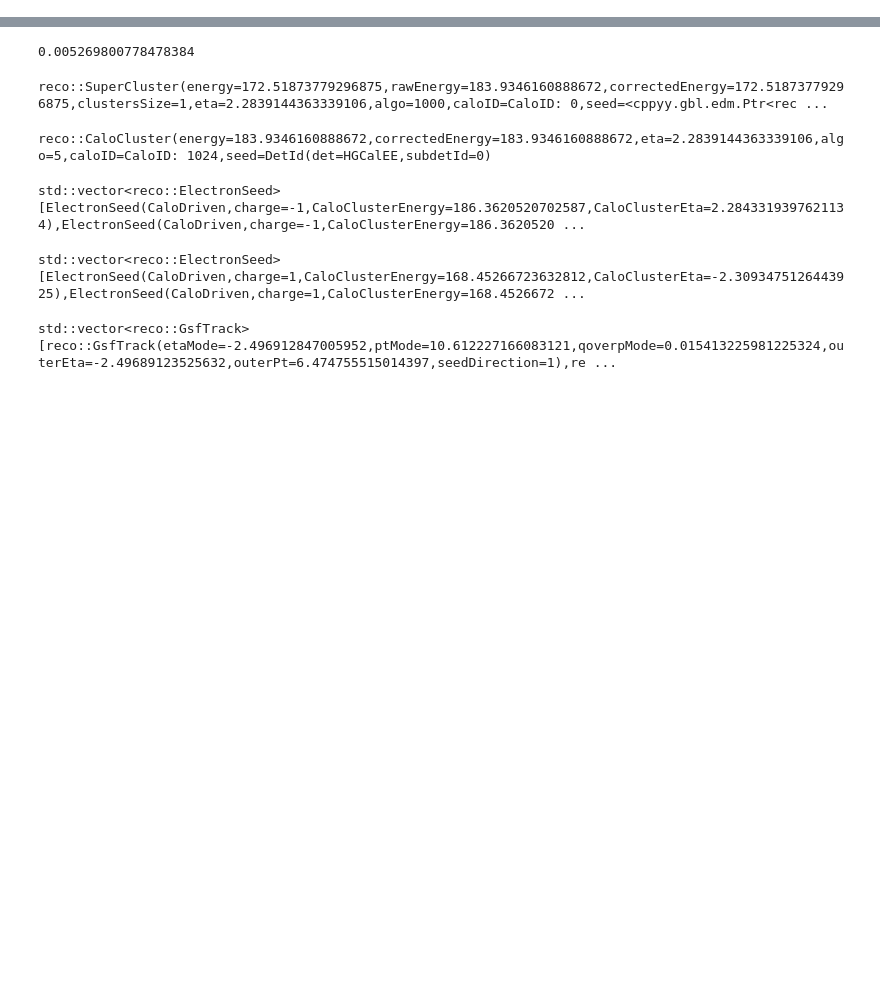
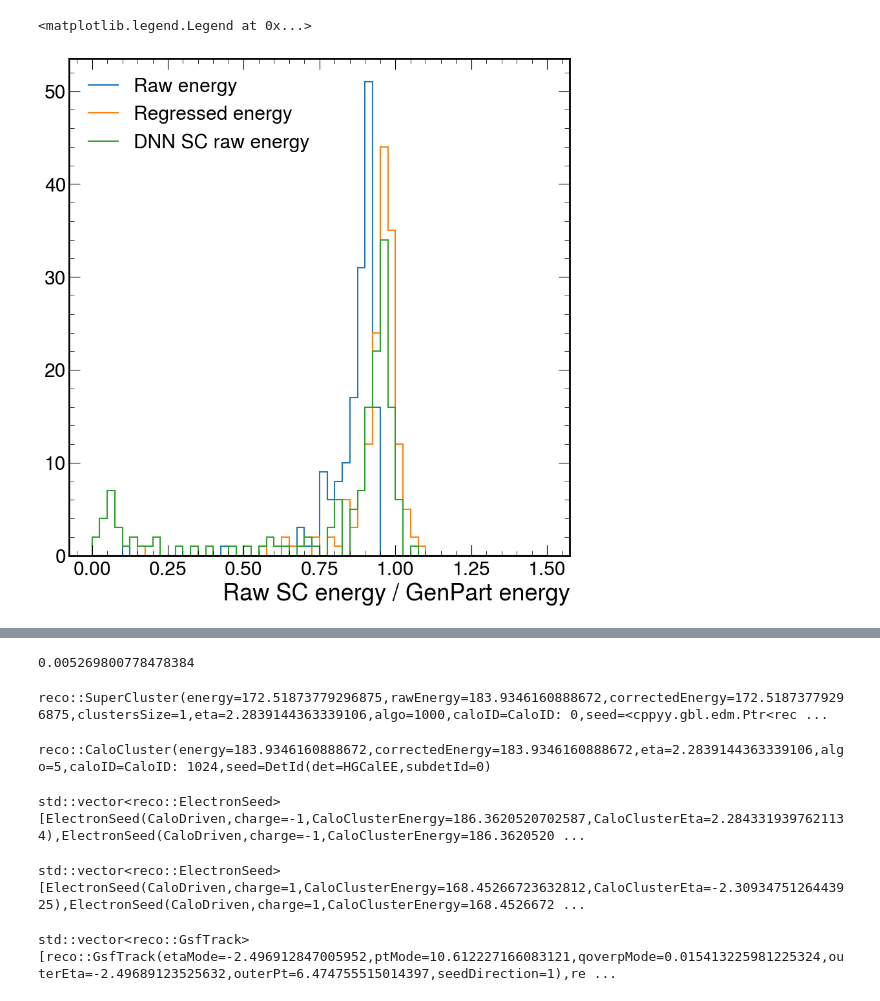
Before and after one commit to tcuisset/HgcalSuperclustering, a Jupyter notebook: analyzer/egamma/egammaChecks.ipynb, the cells around one changed output, grey strips where cells are left out. Cells and saved outputs as stored; diff of their text form; code cells hidden in the pictures; blank space fills up the shorter version.

```diff
--- a/analyzer/egamma/egammaChecks.ipynb
+++ b/analyzer/egamma/egammaChecks.ipynb
@@ -2,11 +2,17 @@
 %load_ext autoreload
 %autoreload 1
 import ROOT
+import JupyROOT.helpers.utils
+JupyROOT.helpers.utils.GetGeometryDrawer = lambda:None
 import cppyy
 from DataFormats.FWLite import Handle
+import hist
+import matplotlib.pyplot as plt
+import mplhep as hep
+plt.style.use(hep.style.CMS)
 import sys
 sys.path.append("..")
 #import edmReader.pythonizations
 %aimport edmReader.edmReader
-from edmReader.edmReader import EdmReader
+from edmReader.edmReader import EdmReader, MultiEdmReader
 # %% [output]
@@ -39,0 +76,20 @@ Error in <TInterpreter::TCling::AutoLoad>: failure loading library libTrackingTo
+# %%
+nbins = 60
+h_mustache_SC_rawOverTrue = hist.Hist(hist.axis.Regular(nbins, 0, 1.5, label="Raw SC energy / GenPart energy"))
+h_mustache_SC_regressedOverTrue = hist.Hist(hist.axis.Regular(nbins, 0, 1.5, label="Regressed SC energy / GenPart energy"))
+h_dnn_SC_rawOverTrue = hist.Hist(hist.axis.Regular(nbins, 0, 1.5, label="Raw SC energy / GenPart energy"))
+h_dnn_SC_regressedOverTrue = hist.Hist(hist.axis.Regular(nbins, 0, 1.5, label="Regressed SC energy / GenPart energy"))
+for _ in comp:
+    for endcap in [True, False]:
+        try:
+            genP = findForEndcap(comp[0].genParticles, endcap)
+            mustache_SC = findForEndcap(comp[0].oldHgcalSuperclusters, endcap)
+
+            dnn_SC = findForEndcap(comp[1].ticlEgammaSuperClusters, endcap)
+            h_mustache_SC_rawOverTrue.fill(mustache_SC.rawEnergy()/genP.energy())
+            h_mustache_SC_regressedOverTrue.fill(mustache_SC.correctedEnergy()/genP.energy())
+
+            h_dnn_SC_rawOverTrue.fill(dnn_SC.rawEnergy()/genP.energy())
+            h_dnn_SC_regressedOverTrue.fill(dnn_SC.correctedEnergy()/genP.energy())
+        except Exception as e:
+            print(e)
@@ -39,0 +114,6 @@ Error in <TInterpreter::TCling::AutoLoad>: failure loading library libTrackingTo
+# %%
+hep.histplot([h_mustache_SC_rawOverTrue, h_mustache_SC_regressedOverTrue, h_dnn_SC_rawOverTrue], yerr=False, label=["Raw energy", "Regressed energy", "DNN SC raw energy"])
+plt.legend()
+# %% [output]
+<matplotlib.legend.Legend at 0x...>
+[figure, added]
```
Also changed, not shown: parts of 23 cells of this notebook, 2 other files.
